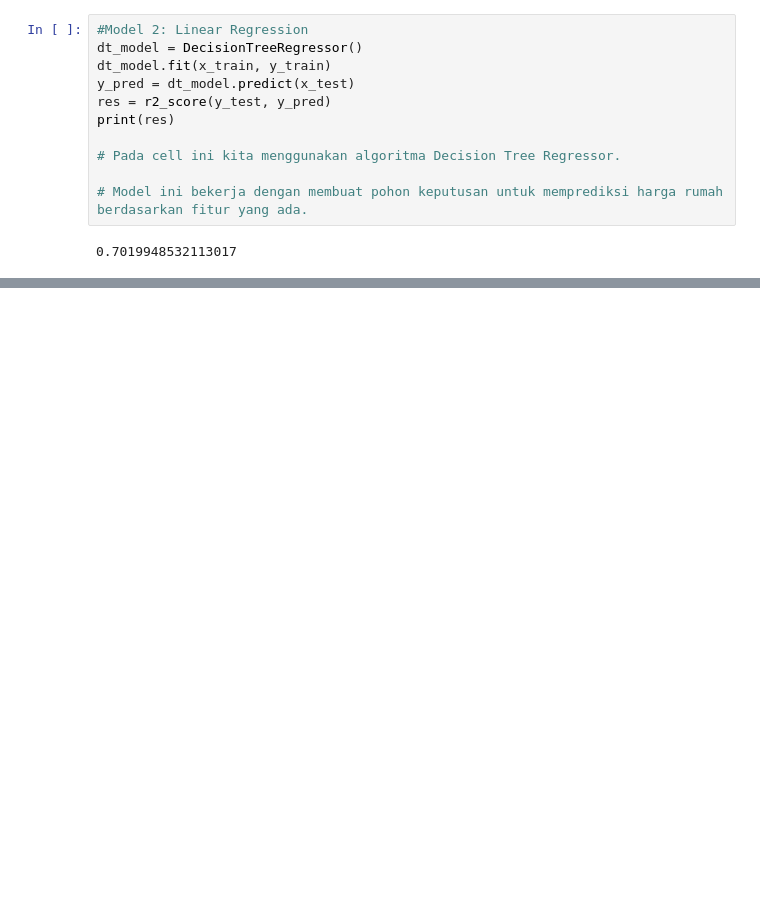
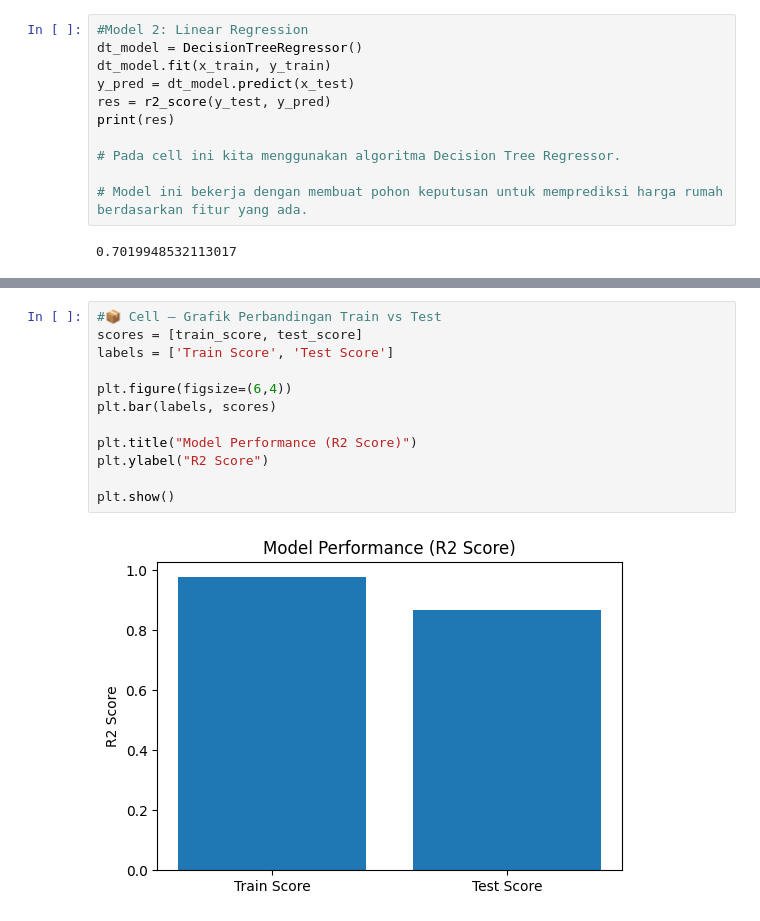
Before and after one commit to selofrisiliasirait/Tugas1, a Jupyter notebook: main.ipynb, the cells around one changed output, grey strips where cells are left out. Drawn from its saved outputs; the diff is of its cells as text; blank space fills up the shorter version.

```diff
--- a/main.ipynb
+++ b/main.ipynb
@@ -476,0 +471,14 @@ cross_val_score:  [0.78678424 0.78576944 0.70099446 0.73447498 0.74132077] 0.749
+# %%
+#📦 Cell — Grafik Perbandingan Train vs Test
+scores = [train_score, test_score]
+labels = ['Train Score', 'Test Score']
+
+plt.figure(figsize=(6,4))
+plt.bar(labels, scores)
+
+plt.title("Model Performance (R2 Score)")
+plt.ylabel("R2 Score")
+
+plt.show()
+# %% [output]
+[figure, added]
```
Also changed, not shown: parts of 14 cells of this notebook.
